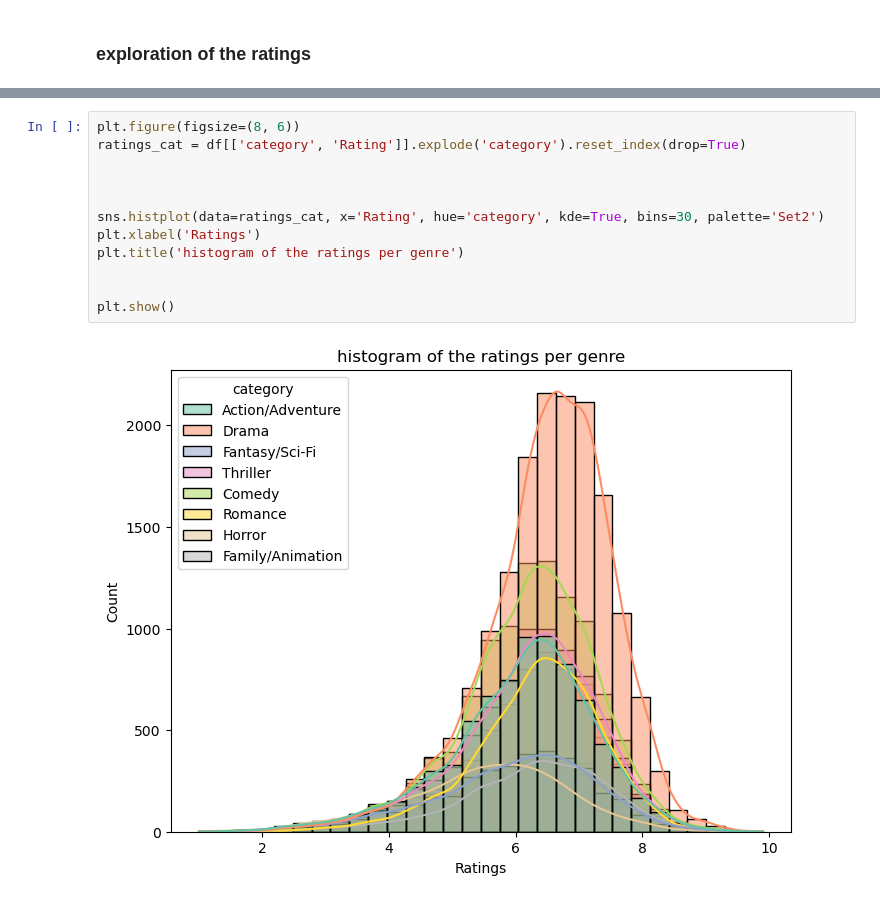
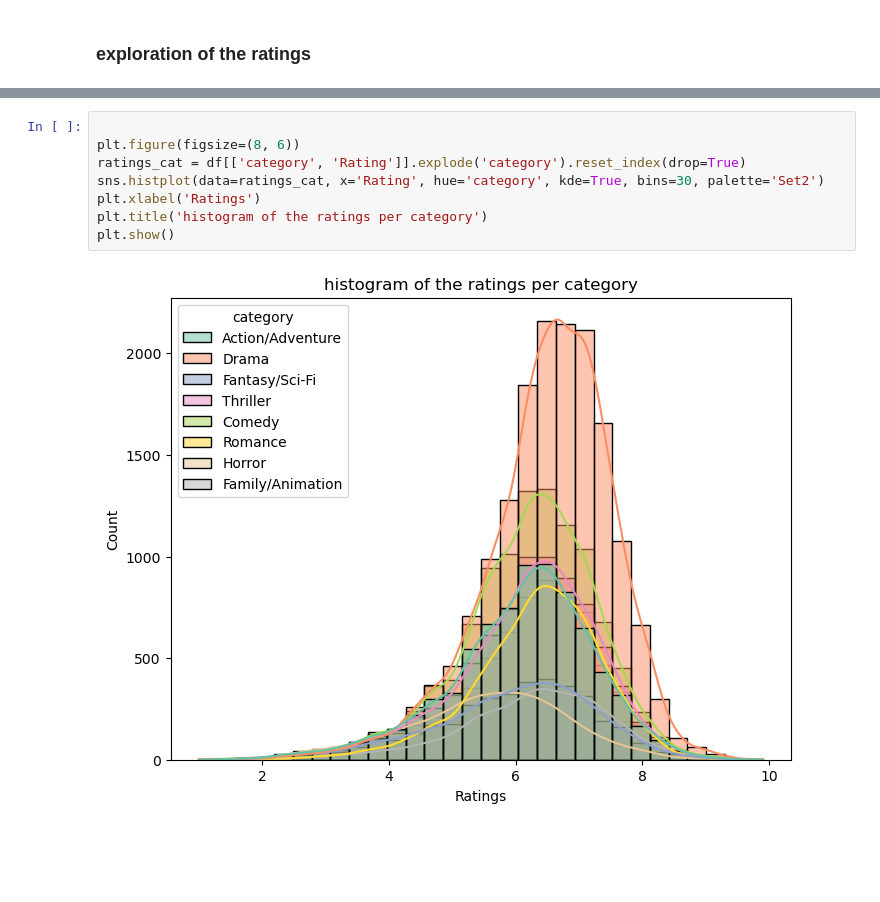
Before and after one commit to epfl-ada/ada-2024-project-dataffoneurs, a Jupyter notebook: src/scripts/notebooks/movie_data_exploration.ipynb, the cells around one changed output, grey strips where cells are left out. Drawn from its saved outputs; the diff is of its cells as text; blank space fills up the shorter version.

```diff
--- a/src/scripts/notebooks/movie_data_exploration.ipynb
+++ b/src/scripts/notebooks/movie_data_exploration.ipynb
@@ -866,14 +854,10 @@ plt.show()
 # %%
+
 plt.figure(figsize=(8, 6))
 ratings_cat = df[['category', 'Rating']].explode('category').reset_index(drop=True)
-
-
-
 sns.histplot(data=ratings_cat, x='Rating', hue='category', kde=True, bins=30, palette='Set2')
 plt.xlabel('Ratings')
-plt.title('histogram of the ratings per genre')
-
-
+plt.title('histogram of the ratings per category')
 plt.show()
 # %% [output]
-[figure, old version]
+[figure, new version]
```
Also changed, not shown: parts of 25 cells of this notebook.
